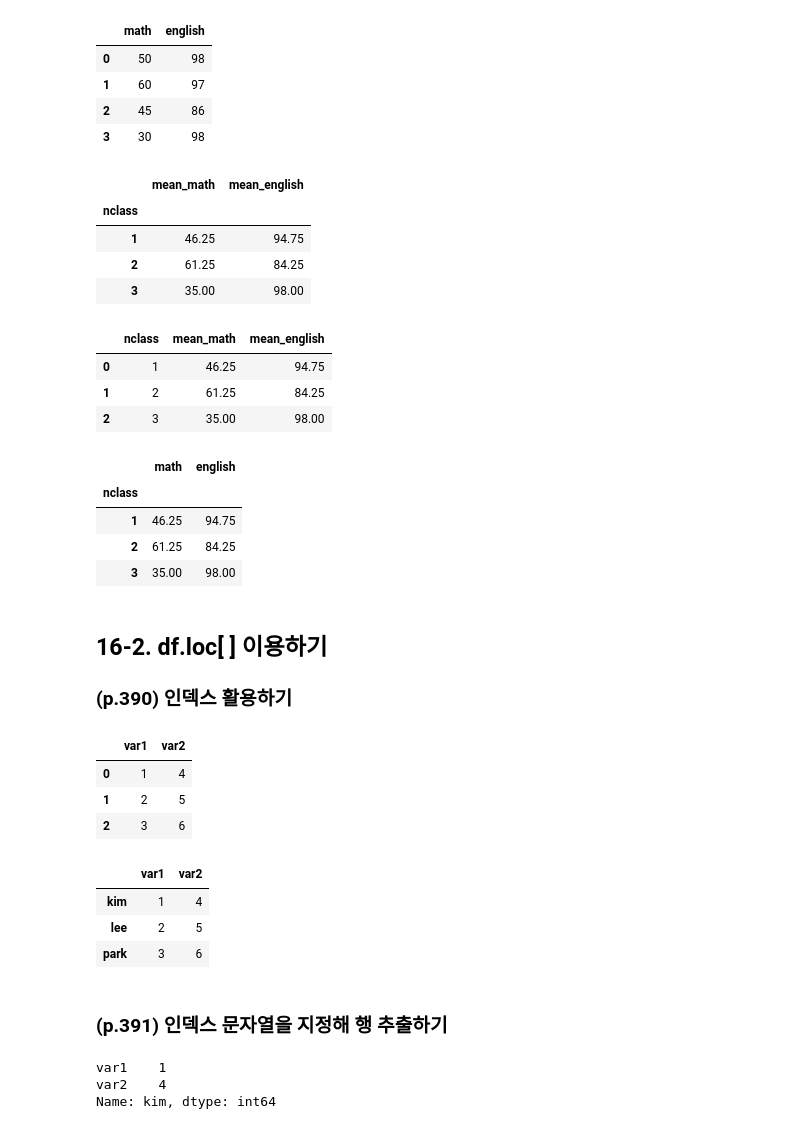
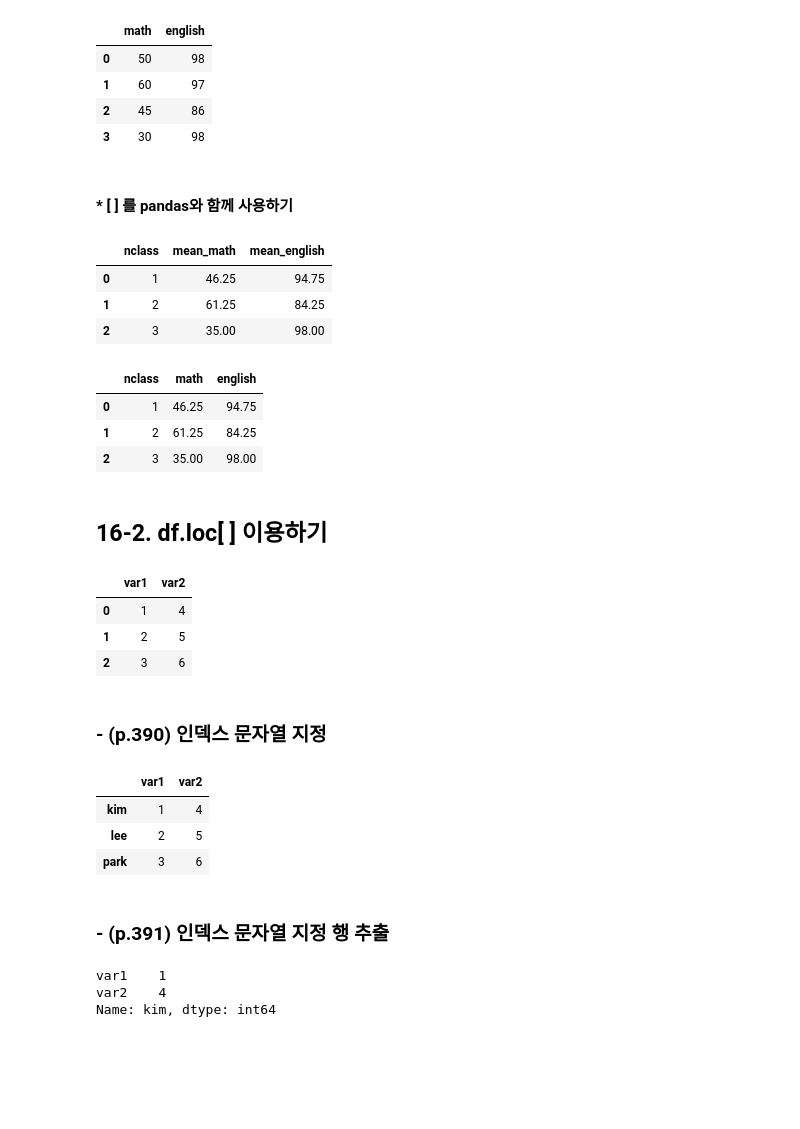
Before and after one commit to jamesbluenote/doit_pythondata, a Jupyter notebook: Doit_python_ch-16.ipynb, the cells around one changed output. Drawn from its saved outputs; the diff is of its cells as text; code cells hidden in the pictures; blank space fills up the shorter version.

```diff
--- a/Doit_python_ch-16.ipynb
+++ b/Doit_python_ch-16.ipynb
@@ -204,34 +187,26 @@ df[df['nclass'] == 1][['math', 'english']]
 | 1 | 60 | 97 |
 | 2 | 45 | 86 |
 | 3 | 30 | 98 |
+# %% [markdown]
+#### * [ ] 를 pandas와 함께 사용하기
 # %%
-df.groupby('nclass').agg(mean_math    = ('math', 'mean'),
-                         mean_english = ('english', 'mean'))
+df.groupby('nclass', as_index = False) \
+  .agg(mean_math    = ('math', 'mean'),
+       mean_english = ('english', 'mean'))
 # %% [output]
-|  | mean_math | mean_english |
-| nclass |  |  |
-| 1 | 46.25 | 94.75 |
-| 2 | 61.25 | 84.25 |
-| 3 | 35.00 | 98.00 |
+|  | nclass | mean_math | mean_english |
+| 0 | 1 | 46.25 | 94.75 |
+| 1 | 2 | 61.25 | 84.25 |
+| 2 | 3 | 35.00 | 98.00 |
-# %%
-df.groupby('nclass', as_index = False).agg(mean_math    = ('math', 'mean'),
-                                           mean_english = ('english', 'mean'))
-# %% [output]
-|  | nclass | mean_math | mean_english |
-| 0 | 1 | 46.25 | 94.75 |
-| 1 | 2 | 61.25 | 84.25 |
-| 2 | 3 | 35.00 | 98.00 |
 # %%
-df.groupby('nclass')[['math', 'english']].mean()
+df.groupby('nclass', as_index = False)[['math', 'english']].mean()
 # %% [output]
-|  | math | english |
-| nclass |  |  |
-| 1 | 46.25 | 94.75 |
-| 2 | 61.25 | 84.25 |
-| 3 | 35.00 | 98.00 |
+|  | nclass | math | english |
+| 0 | 1 | 46.25 | 94.75 |
+| 1 | 2 | 61.25 | 84.25 |
+| 2 | 3 | 35.00 | 98.00 |
 # %% [markdown]
 ## 16-2. df.loc[ ] 이용하기
-### (p.390) 인덱스 활용하기
 # %%
 df = pd.DataFrame({'var1' : [1, 2, 3],
                    'var2' : [4, 5, 6]})
@@ -241,6 +216,8 @@ df
 | 0 | 1 | 4 |
 | 1 | 2 | 5 |
 | 2 | 3 | 6 |
+# %% [markdown]
+### - (p.390) 인덱스 문자열 지정
 # %%
 df = pd.DataFrame({'var1' : [1, 2, 3],
                    'var2' : [4, 5, 6]},
@@ -252,7 +229,7 @@ df
 | lee | 2 | 5 |
 | park | 3 | 6 |
 # %% [markdown]
-### (p.391) 인덱스 문자열을 지정해 행 추출하기
+### - (p.391) 인덱스 문자열 지정 행 추출
 # %%
 df.loc['kim']
 # %% [output]
```
Also changed, not shown: parts of 70 cells of this notebook.
